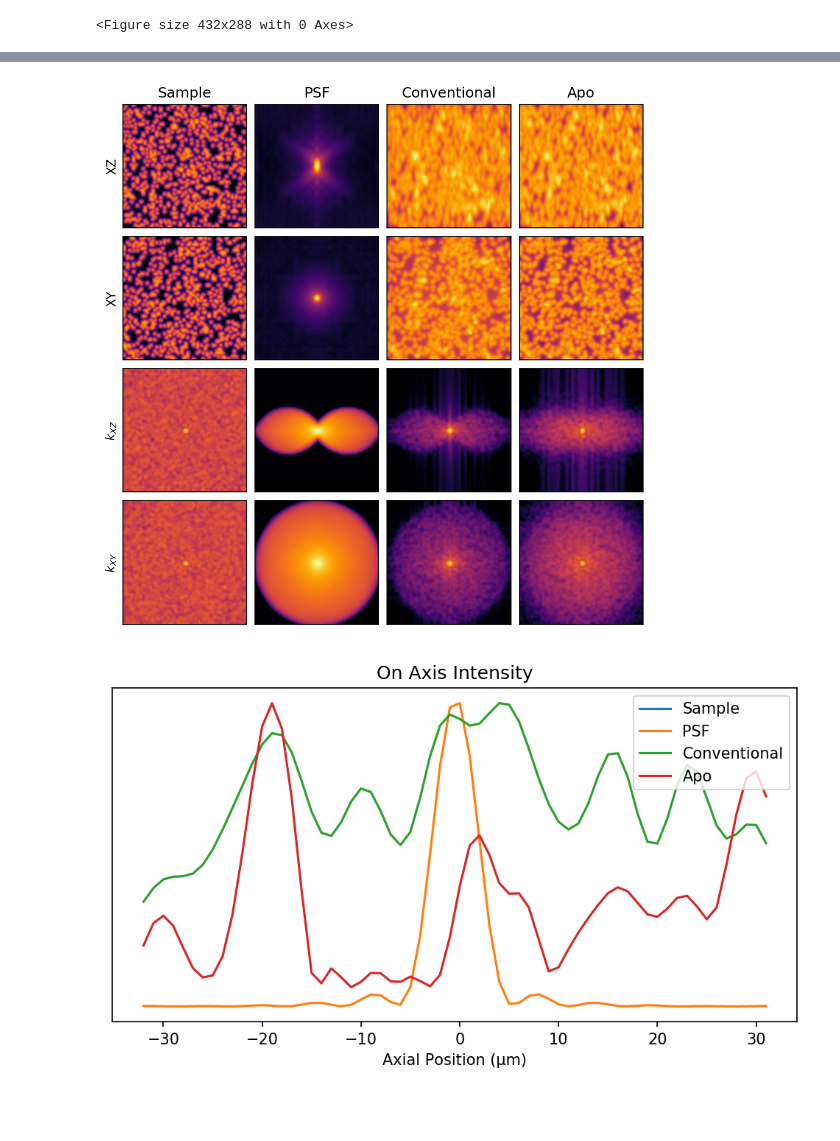
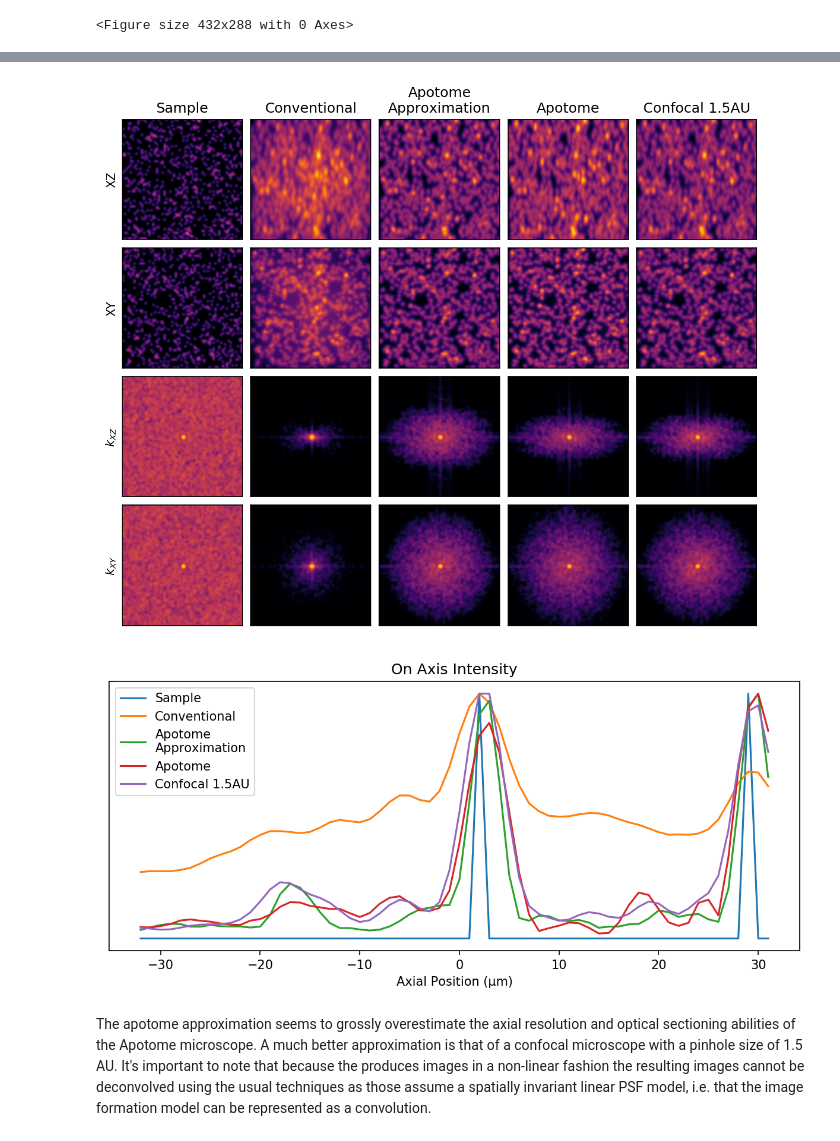
Before and after one commit to david-hoffman/pyotf, a Jupyter notebook: notebooks/Microscope Imaging Models/Apotome.ipynb, the cells around one changed output, grey strips where cells are left out. Saved outputs shown, nothing was run; the diff lists cells and outputs as text; code cells hidden in the pictures; blank space fills up the shorter version.

Commit message:
Apotome added #7

```diff
--- a/notebooks/Microscope Imaging Models/Apotome.ipynb
+++ b/notebooks/Microscope Imaging Models/Apotome.ipynb
@@ -50,5 +57,5 @@ oversample_factor = 1
 psf_params["res"] = nyquist_sampling * 0.99 / oversample_factor
 psf_params["size"] *= oversample_factor
 # %%
-# calculate 3D
-psf_det = SheppardPSF(**psf_params).PSFi
+# calculate 3D, using Hanser here because it conserves energy axially.
+psf_det = HanserPSF(**psf_params).PSFi
@@ -113,4 +107,0 @@ easy_plot((psf_det, otf_plot.real, psf_apo), ("Detection", '"Excitation"', "Apot
-# %%
-oversample_factor = 7
-psf_params["res"] = nyquist_sampling * 0.99 / oversample_factor
-psf_params["size"] = 64 * oversample_factor
@@ -131,5 +112,7 @@ easy_plot((psf_det, ), ("Detection", ), oversample_factor, psf_params["res"], vm
 # %%
-sim_volume = np.random.binomial(1.0, size=psf_det.shape, p=0.00001)
+# generate a set of random points on our high res grid.
+np.random.seed(12345)
+sim_volume = np.random.binomial(1.0, size=psf_det.shape, p=0.0001 * 2 / oversample_factor )
 # %%
 matshow(sim_volume.max(0))
 # %% [output]
@@ -164,0 +155,3 @@ dtype('int64')
+# %%
+# calculate the approximate apotome image
+apo_approx = fftconvolve(sim_volume, psf_apo, "same")
@@ -165,5 +169,10 @@ dtype('int64')
 # %%
-easy_plot((sim_volume * 1.0, psf_det, conv, apo), ("Sample", "PSF", "Conventional", "Apo"), oversample_factor=oversample_factor, vmin=1e-4)
+easy_plot(
+    (sim_volume * 1.0, conv, apo_approx, apo, confocal),
+    ("Sample", "Conventional", "Apotome\nApproximation", "Apotome", "Confocal 1.5AU"),
+    oversample_factor=oversample_factor, gam=1)
 # %% [output]
-[figure, old version]
+[figure, new version]
-[figure, old version]
+[figure, new version]
+# %% [markdown]
+The apotome approximation seems to grossly overestimate the axial resolution and optical sectioning abilities of the Apotome microscope. A much better approximation is that of a confocal microscope with a pinhole size of 1.5 AU. It's important to note that because the produces images in a non-linear fashion the resulting images cannot be deconvolved using the usual techniques as those assume a spatially invariant linear PSF model, i.e. that the image formation model can be represented as a convolution.
```
Also changed, not shown: parts of 36 cells of this notebook, 3 other files.
